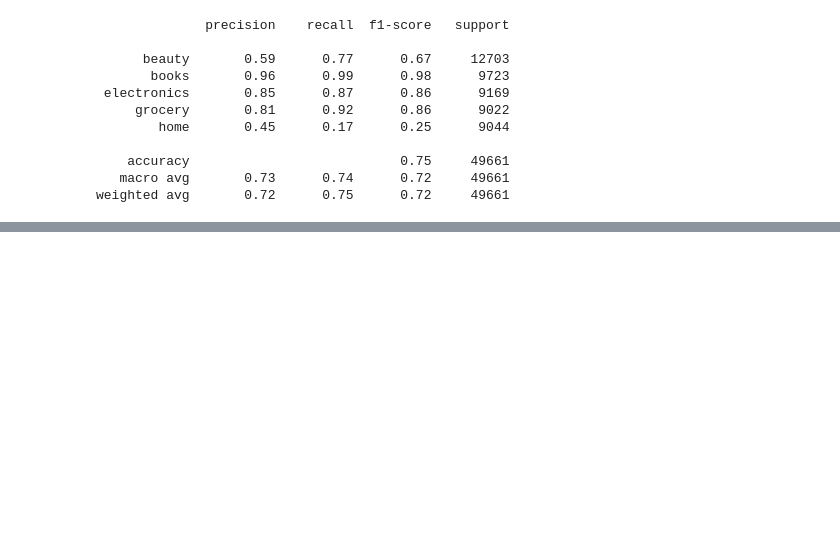
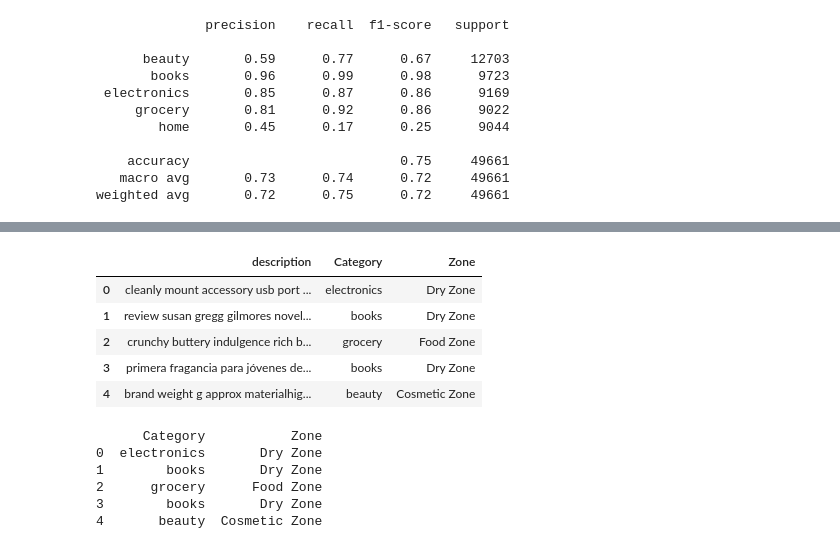
Before and after one commit to Noor30903/BERTopic_LDA_NMF_Comparison, a Jupyter notebook: LDA.ipynb, the cells around one changed output, grey strips where cells are left out. Drawn from its saved outputs; the diff is of its cells as text; code cells hidden in the pictures; blank space fills up the shorter version.

```diff
--- a/LDA.ipynb
+++ b/LDA.ipynb
@@ -139,2 +200,39 @@ weighted avg       0.72      0.75      0.72     49661
+# %%
+# Category to Zone mapping
+
+category_to_zone = {
+    "beauty": "Cosmetic Zone",
+    "books": "Dry Zone",
+    "electronics": "Dry Zone",
+    "home": "Bulk Zone",
+    "grocery": "Food Zone"
+}
+
+
+predicted_zones = [category_to_zone[category] for category in predicted_categories]
+
+
+results_df_lda = pd.DataFrame({
+    'description': X_test,
+    'Category': predicted_categories,
+    'Zone': predicted_zones
+
+results_df_lda[['description', 'Category', 'Zone']].head()
+# %% [output]
+|  | description | Category | Zone |
+| 0 | cleanly mount accessory usb port ... | electronics | Dry Zone |
+| 1 | review susan gregg gilmores novel... | books | Dry Zone |
+| 2 | crunchy buttery indulgence rich b... | grocery | Food Zone |
+| 3 | primera fragancia para jóvenes de... | books | Dry Zone |
+| 4 | brand weight g approx materialhig... | beauty | Cosmetic Zone |
+# %%
+print(results_df_lda[['Category', 'Zone']].head())  # Show first few rows
+# %% [output]
+      Category           Zone
+0  electronics       Dry Zone
+1        books       Dry Zone
+2      grocery      Food Zone
+3        books       Dry Zone
+4       beauty  Cosmetic Zone
 # %%
 lda_model.save("/content/drive/MyDrive/LDAmodel/lda_model.gensim")
```
Also changed, not shown: parts of 11 cells of this notebook.
